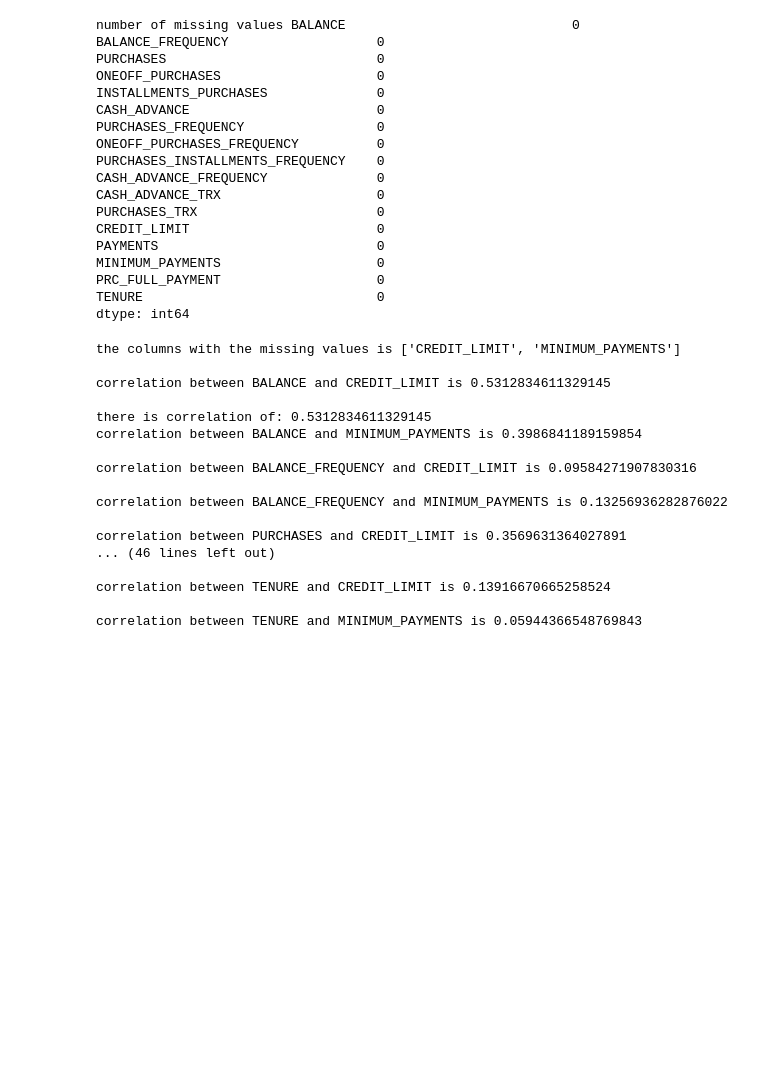
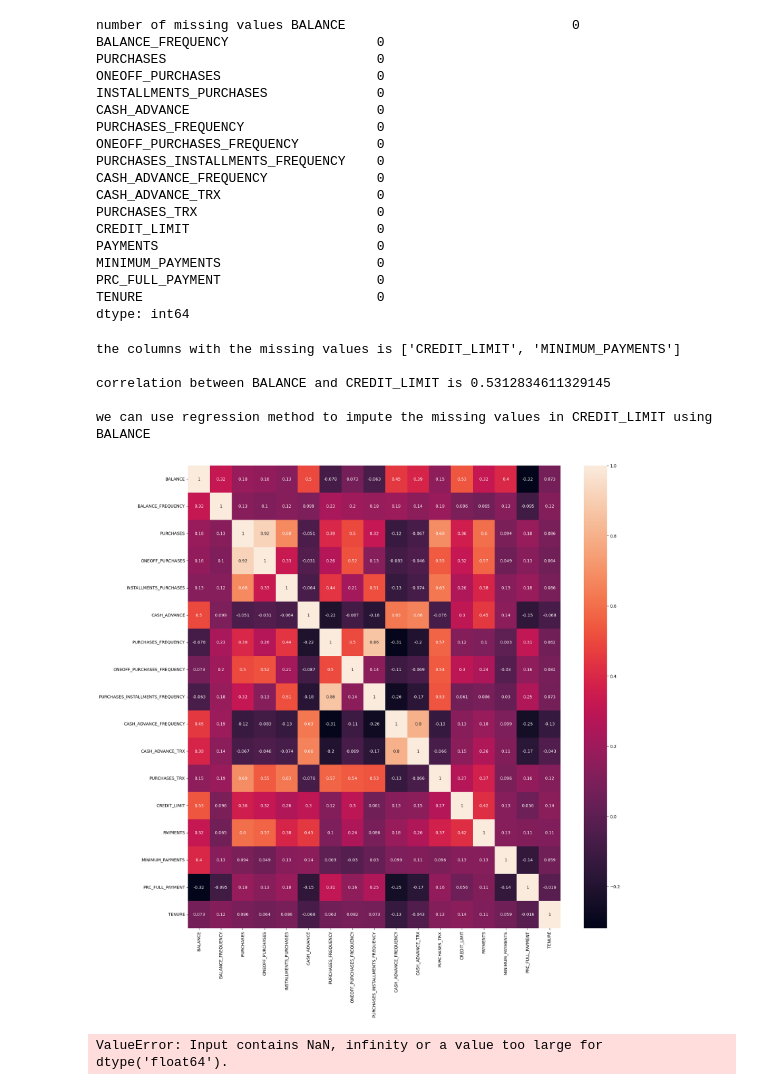
Before and after one commit to nirro88/learn_data_science_unsupervised_learning, a Jupyter notebook: first_notebook.ipynb, the cells around one changed output. Cells and saved outputs as stored; diff of their text form; code cells hidden in the pictures; blank space fills up the shorter version.

Commit message:
imputation_regression

```diff
--- a/first_notebook.ipynb
+++ b/first_notebook.ipynb
@@ -141,46 +141,54 @@ dtype: int64
 # %%
 # create another function to impute the missing values with regression method
 # before we use this technique we need to check the correlation between the column with the missing values and the other columns
 # if the correlation is high then we can use this technique
 # if the correlation is low then we can't use this technique
 # the input of this function is the data frame and the output is the data frame with the missing values imputed
 def check_correlation(df,corr):
     dict_corr = {}
     list_missing_values_columns = df.columns[df.isnull().any()].tolist()
     print(f'the columns with the missing values is {list_missing_values_columns}\n')
     # if there is a high correlation between the column with the missing values and the other columns then we can use regression method to impute the missing values
 
     for column in df.drop(list_missing_values_columns,axis=1).columns:
         for miss in list_missing_values_columns:
             if df[column].dtype != 'object':
-                print(f'correlation between {column} and {miss} is {df[column].corr(df[miss])}\n')
                 if df[column].corr(df[miss]) > corr:
-                    print(f'there is correlation of: {df[column].corr(df[miss])}')
+                    print(f'correlation between {column} and {miss} is {df[column].corr(df[miss])}\n')
                     print(f'we can use regression method to impute the missing values in {miss} using {column}\n')
 
                     dict_corr[column] = miss
     corr = df.corr()
     plt.figure(figsize=(20,20))
     sns.heatmap(corr,annot=True)
     plt.show()
+    return dict_corr
 
-
-check_correlation(df,0.5)
+dict_correlation = check_correlation(df,0.5)
 # %% [output]
 the columns with the missing values is ['CREDIT_LIMIT', 'MINIMUM_PAYMENTS']
 
 correlation between BALANCE and CREDIT_LIMIT is 0.5312834611329145
 
-there is correlation of: 0.5312834611329145
-correlation between BALANCE and MINIMUM_PAYMENTS is 0.3986841189159854
-
-correlation between BALANCE_FREQUENCY and CREDIT_LIMIT is 0.09584271907830316
-
-correlation between BALANCE_FREQUENCY and MINIMUM_PAYMENTS is 0.13256936282876022
-
-correlation between PURCHASES and CREDIT_LIMIT is 0.3569631364027891
-... (46 lines left out)
-
-correlation between TENURE and CREDIT_LIMIT is 0.13916670665258524
-
-correlation between TENURE and MINIMUM_PAYMENTS is 0.05944366548769843
+we can use regression method to impute the missing values in CREDIT_LIMIT using BALANCE
+[figure, added]
+# %%
+# create a function to impute the missing values with regression method
+# the function will resive a dictionery with where the key is the column for the imputation, and the value is the missing data column
+from sklearn.linear_model import LinearRegression
+from sklearn.model_selection import train_test_split
+def imputation_regression(df,dict_imp):
+    for key,value in dict_imp.items():
+        model = LinearRegression()
+        # splite the data into train and test, the train data will be the data without the missing values
+        # the test data will be the data with the missing values
+        train_df = df[df[value].notnull()]
+        X_train,X_test,y_train,y_test = train_test_split(train_df.drop(value,axis=1),train_df[value],test_size=0.4,random_state=0)
+        # fit the model with the train data
+        model.fit(df[key].values.reshape(-1,1),df[value].values.reshape(-1,1))
+        df[value] = model.predict(df[value].values.reshape(-1,1))
+    return df
+df_regression = imputation_regression(df,dict_correlation)
+print(f'number of missing values {df_regression.isnull().sum()}\n')
+# %% [output]
+ValueError: Input contains NaN, infinity or a value too large for dtype('float64').
```
